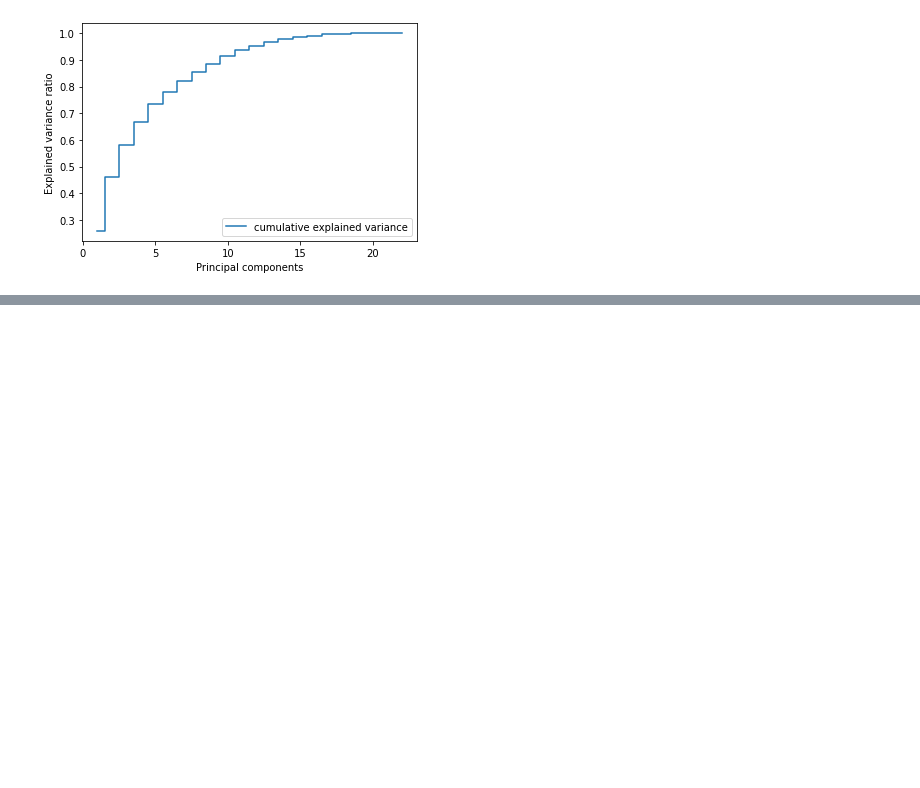
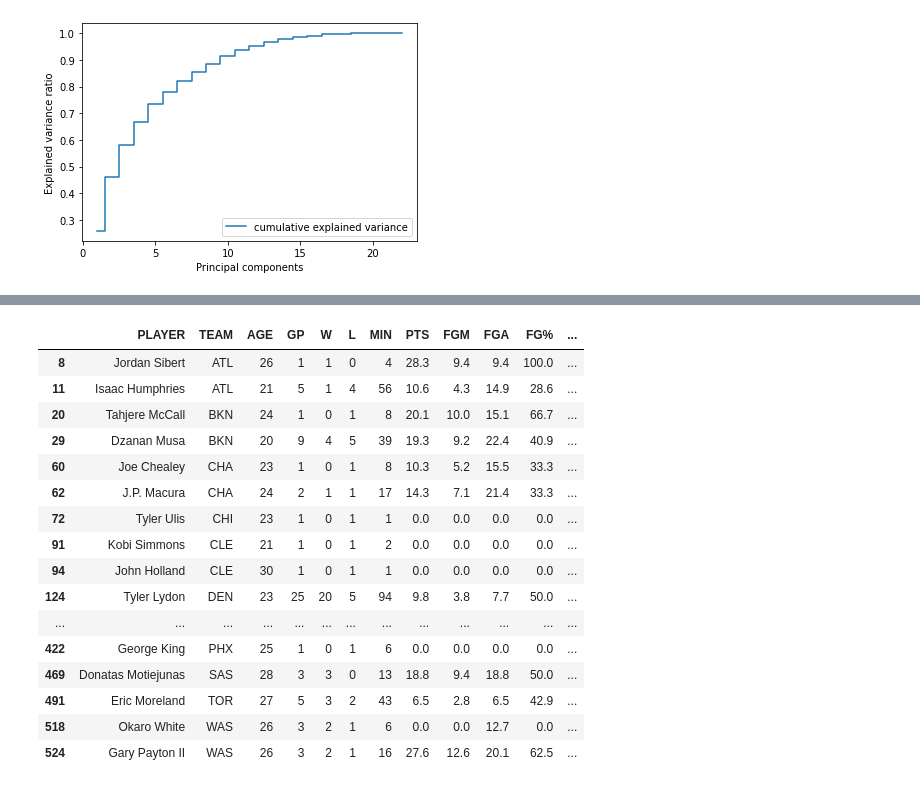
Before and after one commit to Sumetjutha/005_MyProject, a Jupyter notebook: 8_Explore_NBA_Data_With_KMeans_Clustering.ipynb, the cells around one changed output, grey strips where cells are left out. Saved outputs shown, nothing was run; the diff lists cells and outputs as text; code cells hidden in the pictures; blank space fills up the shorter version.

```diff
--- a/8_Explore_NBA_Data_With_KMeans_Clustering.ipynb
+++ b/8_Explore_NBA_Data_With_KMeans_Clustering.ipynb
@@ -212,0 +225,20 @@ nba[nba['cluster']==0]
+# %%
+cluster_0
+# %% [output]
+|  | PLAYER | TEAM | AGE | GP | W | L | MIN | PTS | FGM | FGA | FG% | ... |
+| 8 | Jordan Sibert | ATL | 26 | 1 | 1 | 0 | 4 | 28.3 | 9.4 | 9.4 | 100.0 | ... |
+| 11 | Isaac Humphries | ATL | 21 | 5 | 1 | 4 | 56 | 10.6 | 4.3 | 14.9 | 28.6 | ... |
+| 20 | Tahjere McCall | BKN | 24 | 1 | 0 | 1 | 8 | 20.1 | 10.0 | 15.1 | 66.7 | ... |
+| 29 | Dzanan Musa | BKN | 20 | 9 | 4 | 5 | 39 | 19.3 | 9.2 | 22.4 | 40.9 | ... |
+| 60 | Joe Chealey | CHA | 23 | 1 | 0 | 1 | 8 | 10.3 | 5.2 | 15.5 | 33.3 | ... |
+| 62 | J.P. Macura | CHA | 24 | 2 | 1 | 1 | 17 | 14.3 | 7.1 | 21.4 | 33.3 | ... |
+| 72 | Tyler Ulis | CHI | 23 | 1 | 0 | 1 | 1 | 0.0 | 0.0 | 0.0 | 0.0 | ... |
+| 91 | Kobi Simmons | CLE | 21 | 1 | 0 | 1 | 2 | 0.0 | 0.0 | 0.0 | 0.0 | ... |
+| 94 | John Holland | CLE | 30 | 1 | 0 | 1 | 1 | 0.0 | 0.0 | 0.0 | 0.0 | ... |
+| 124 | Tyler Lydon | DEN | 23 | 25 | 20 | 5 | 94 | 9.8 | 3.8 | 7.7 | 50.0 | ... |
+| ... | ... | ... | ... | ... | ... | ... | ... | ... | ... | ... | ... | ... |
+| 422 | George King | PHX | 25 | 1 | 0 | 1 | 6 | 0.0 | 0.0 | 0.0 | 0.0 | ... |
+| 469 | Donatas Motiejunas | SAS | 28 | 3 | 3 | 0 | 13 | 18.8 | 9.4 | 18.8 | 50.0 | ... |
+| 491 | Eric Moreland | TOR | 27 | 5 | 3 | 2 | 43 | 6.5 | 2.8 | 6.5 | 42.9 | ... |
+| 518 | Okaro White | WAS | 26 | 3 | 2 | 1 | 6 | 0.0 | 0.0 | 12.7 | 0.0 | ... |
+| 524 | Gary Payton II | WAS | 26 | 3 | 2 | 1 | 16 | 27.6 | 12.6 | 20.1 | 62.5 | ... |
```
Also changed, not shown: parts of 33 cells of this notebook.
